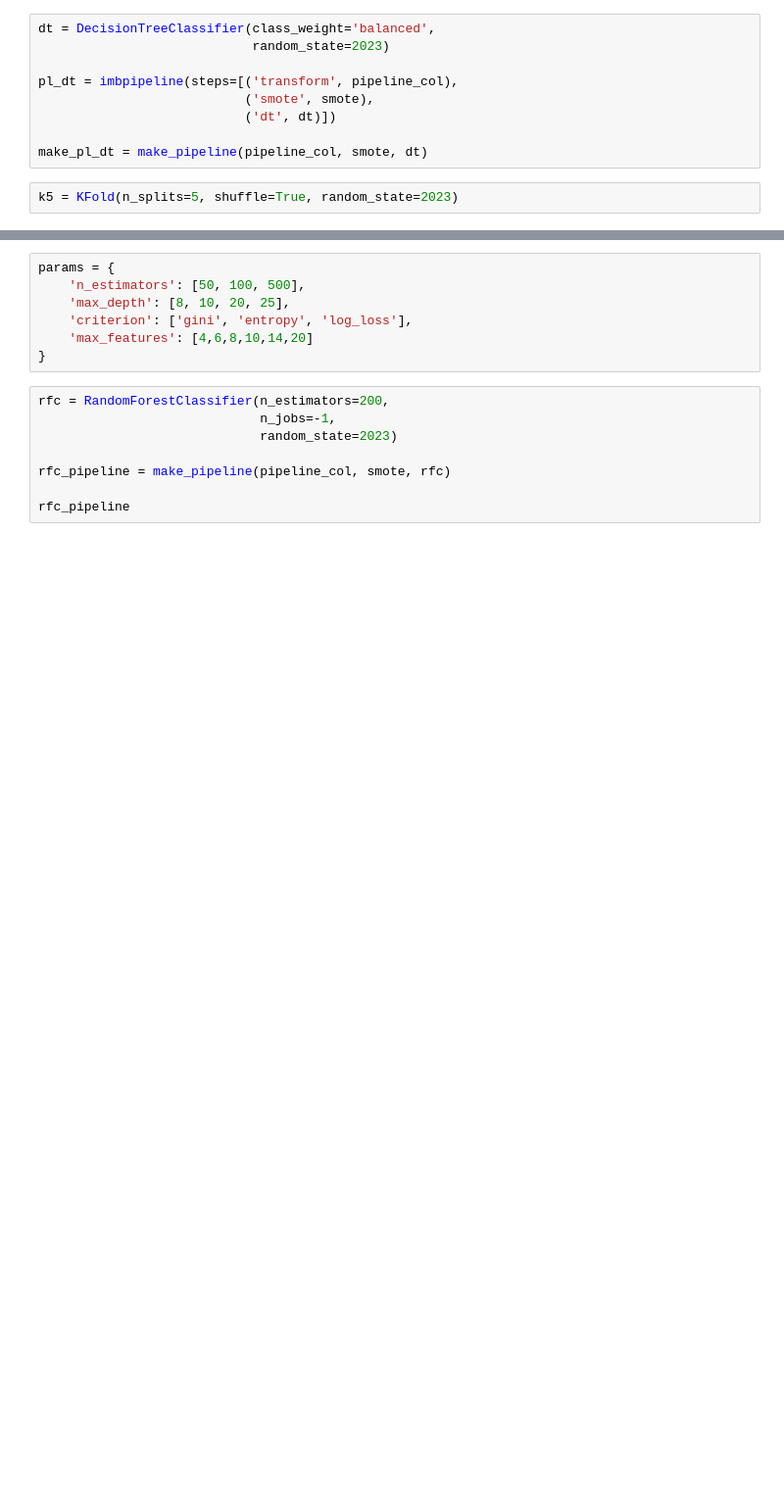
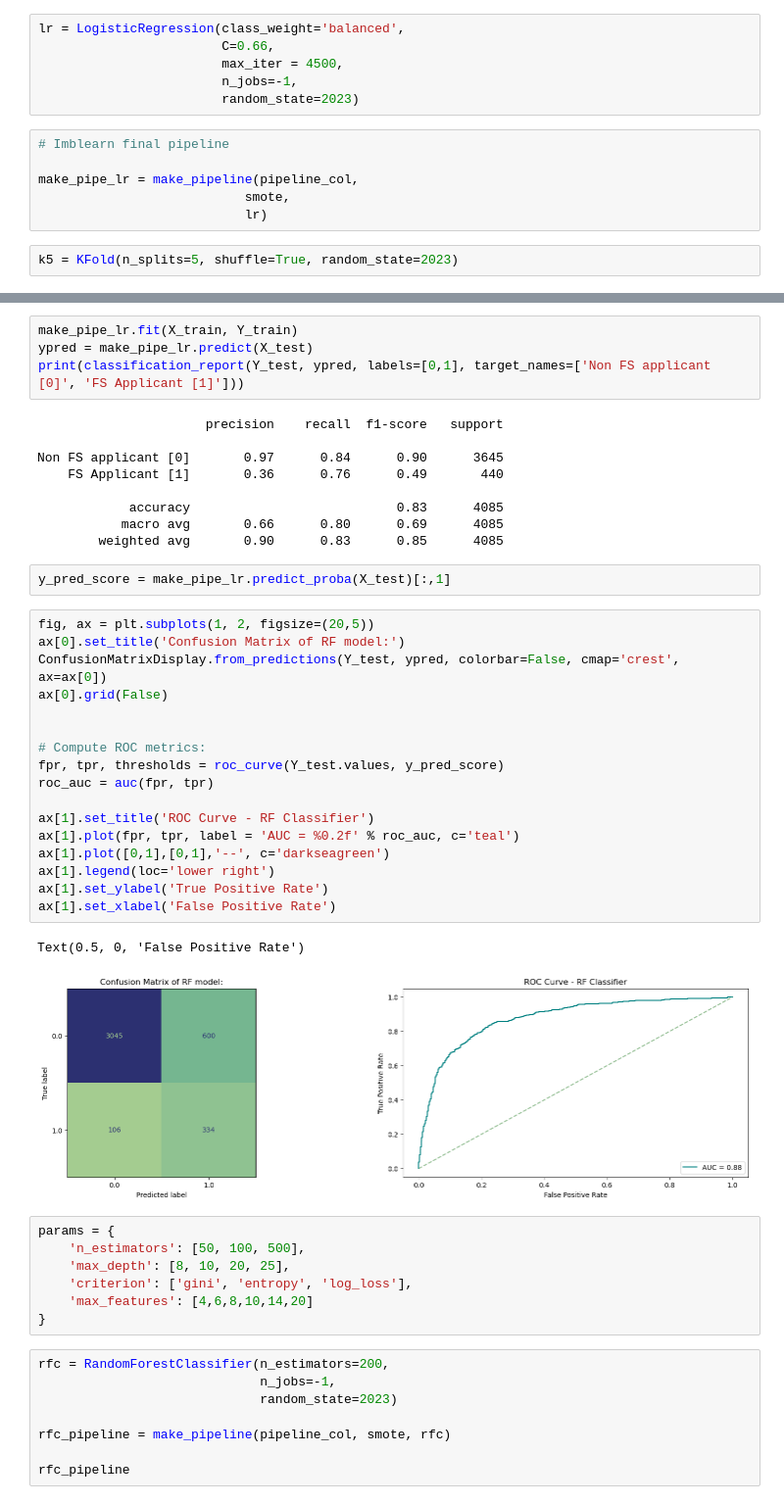
Before and after one commit to qSergio/techy_food, a Jupyter notebook: Food_census.ipynb, the cells around one changed output, grey strips where cells are left out. Shown at 98% size. Cells and saved outputs as stored; diff of their text form; blank space fills up the shorter version.

Commit message:
first model prototype

```diff
--- a/Food_census.ipynb
+++ b/Food_census.ipynb
@@ -735,12 +734,15 @@ from sklearn.metrics import recall_score, roc_auc_score
+# %%
+lr = LogisticRegression(class_weight='balanced',
+                        C=0.66,
+                        max_iter = 4500,
+                        n_jobs=-1,
+                        random_state=2023)
 # %%
-dt = DecisionTreeClassifier(class_weight='balanced',
-                            random_state=2023)
+# Imblearn final pipeline
 
-pl_dt = imbpipeline(steps=[('transform', pipeline_col),
-                           ('smote', smote),
-                           ('dt', dt)])
-
-make_pl_dt = make_pipeline(pipeline_col, smote, dt)
+make_pipe_lr = make_pipeline(pipeline_col,
+                           smote,
+                           lr)
 # %%
 k5 = KFold(n_splits=5, shuffle=True, random_state=2023)
 # %%
@@ -750,3 +770,38 @@ array([0.38388626, 0.38762887, 0.34222222, 0.3930131 , 0.34498834])
+# %%
+make_pipe_lr.fit(X_train, Y_train)
+ypred = make_pipe_lr.predict(X_test)
+print(classification_report(Y_test, ypred, labels=[0,1], target_names=['Non FS applicant [0]', 'FS Applicant [1]']))
+# %% [output]
+                      precision    recall  f1-score   support
+
+Non FS applicant [0]       0.97      0.84      0.90      3645
+    FS Applicant [1]       0.36      0.76      0.49       440
+
+            accuracy                           0.83      4085
+           macro avg       0.66      0.80      0.69      4085
+        weighted avg       0.90      0.83      0.85      4085
+# %%
+y_pred_score = make_pipe_lr.predict_proba(X_test)[:,1]
+# %%
+fig, ax = plt.subplots(1, 2, figsize=(20,5))
+ax[0].set_title('Confusion Matrix of RF model:')
+ConfusionMatrixDisplay.from_predictions(Y_test, ypred, colorbar=False, cmap='crest', ax=ax[0])
+ax[0].grid(False)
+
+
+# Compute ROC metrics:
+fpr, tpr, thresholds = roc_curve(Y_test.values, y_pred_score)
+roc_auc = auc(fpr, tpr)
+
+ax[1].set_title('ROC Curve - RF Classifier')
+ax[1].plot(fpr, tpr, label = 'AUC = %0.2f' % roc_auc, c='teal')
+ax[1].plot([0,1],[0,1],'--', c='darkseagreen')
+ax[1].legend(loc='lower right')
+ax[1].set_ylabel('True Positive Rate')
+ax[1].set_xlabel('False Positive Rate')
+# %% [output]
+Text(0.5, 0, 'False Positive Rate')
+[figure, added]
 # %%
 params = {
     'n_estimators': [50, 100, 500],
```
Also changed, not shown: parts of 20 cells of this notebook.
